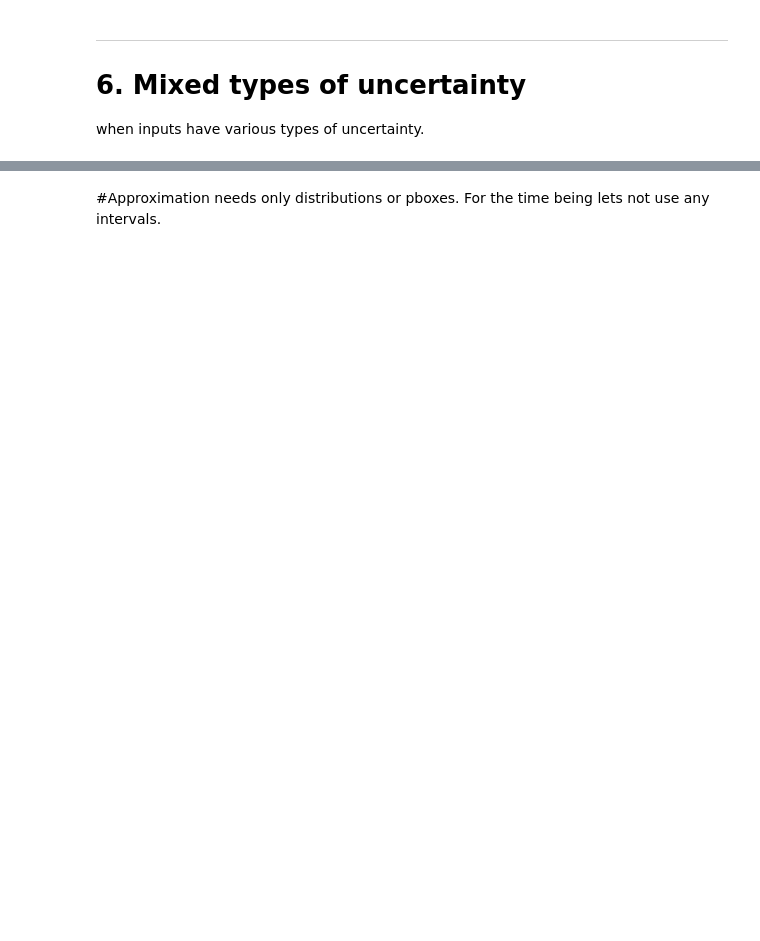
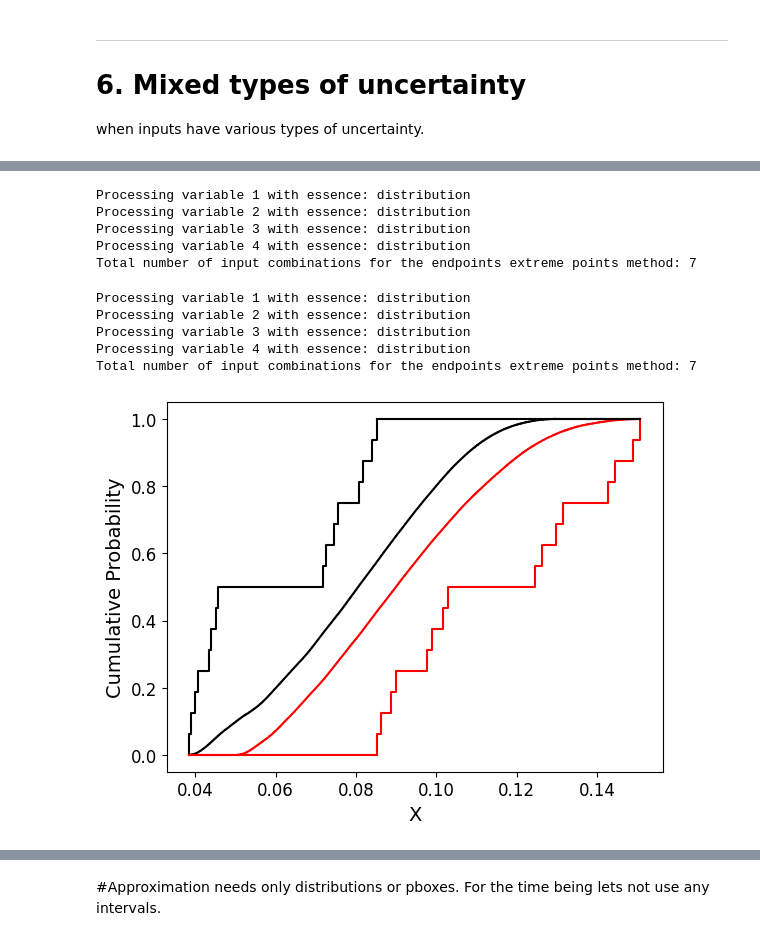
Before and after one commit to leslieDLcy/PyUncertainNumber, a Jupyter notebook: src/pyuncertainnumber/propagation/UP_demonstration[CantileverBbeam]_test.ipynb, the cells around one changed output, grey strips where cells are left out. Saved outputs shown, nothing was run; the diff lists cells and outputs as text; code cells hidden in the pictures; blank space fills up the shorter version.

```diff
--- a/src/pyuncertainnumber/propagation/UP_demonstration[CantileverBbeam]_test.ipynb
+++ b/src/pyuncertainnumber/propagation/UP_demonstration[CantileverBbeam]_test.ipynb
@@ -717,11 +577,18 @@ METHOD = "focused_discretisation_extremepoints"
 
 a = Propagation(vars=[L, I, F, E],
           fun = cantilever_beam_deflection,
-          n_disc = 10,
-
+          n_disc = 2,
+          tOp = 0.90,
+          bOt= 0.1,
           # tOp = 0.999,
           # bOt= 0.001,
           # condensation = None,
           method = METHOD,
           save_raw_data = "no"
          )
+# %% [output]
+Processing variable 1 with essence: distribution
+Processing variable 2 with essence: distribution
+Processing variable 3 with essence: distribution
+Processing variable 4 with essence: distribution
+Total number of input combinations for the endpoints extreme points method: 7
@@ -729,0 +595,60 @@ a.print()
+# %%
+METHOD = "focused_discretisation_extremepoints"
+
+d = Propagation(vars=[L, I, F, E],
+          fun = cantilever_beam_deflection,
+          n_disc = 10,
+          tOp = 0.90,
+          bOt= 0.1,
+          # tOp = 0.999,
+          # bOt= 0.001,
+          # condensation = None,
+          method = METHOD,
+          save_raw_data = "no"
+         )
+# %% [output]
+Processing variable 1 with essence: distribution
+Processing variable 2 with essence: distribution
+Processing variable 3 with essence: distribution
+Processing variable 4 with essence: distribution
+Total number of input combinations for the endpoints extreme points method: 7
+# %%
+def plotPbox_bounds(x, p=None):
+    """
+    Plots a p-box (probability box) using matplotlib.
+
+    Args:
+        xL (np.ndarray): A 1D NumPy array of lower bounds.
+        xR (np.ndarray): A 1D NumPy array of upper bounds.
+        p (np.ndarray, optional): A 1D NumPy array of probabilities corresponding to the intervals.
+                                   Defaults to None, which generates equally spaced probabilities.
+        color (str, optional): The color of the plot. Defaults to 'k' (black).
+    """
+    xL = x[0]  # Ensure xL is a 1D array
+    xR = x[1]  # Ensure xR is a 1D array
+
+    if p is None:
+        p = np.linspace(0, 1, len(xL) + 1)  # p should have one more element than xL/xR
+
+    #Plot the step functions
+    plt.step(np.concatenate(([xL[0]], xL)), p, where='post', color='black')
+    plt.step(np.concatenate(([xR[0]], xR)), p, where='post', color='red')
+
+    #Add bottom and top lines to close the box
+    plt.plot([xL[0], xR[0]], [0, 0], color='red')  # Bottom line
+    plt.plot([xL[-1], xR[-1]], [1, 1], color='black')  # Top line
+
+    # Add x and y axis labels
+    plt.xlabel("X", fontsize=14)
+    plt.ylabel("Cumulative Probability", fontsize=14)
+    # Increase font size for axis numbers
+    plt.xticks(fontsize=12)
+    plt.yticks(fontsize=12)
+# %%
+#plotPbox_bounds(a.raw_data['bounds'][0])
+#plotPbox_bounds(b.raw_data['bounds'][0])
+#plotPbox_bounds(c.raw_data['bounds'][0])
+plotPbox_bounds(a.raw_data['bounds'][0])
+plotPbox_bounds(d.raw_data['bounds'][0])
+# %% [output]
+[figure, added]
```
Also changed, not shown: parts of 38 cells of this notebook, 24 other files.
